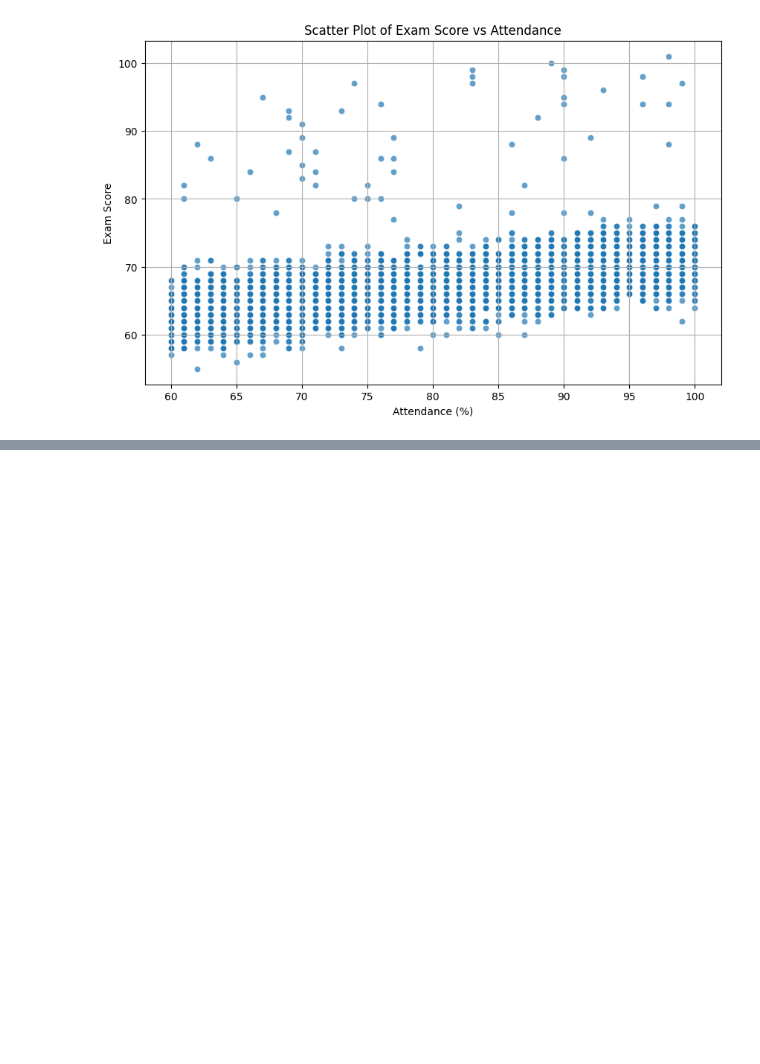
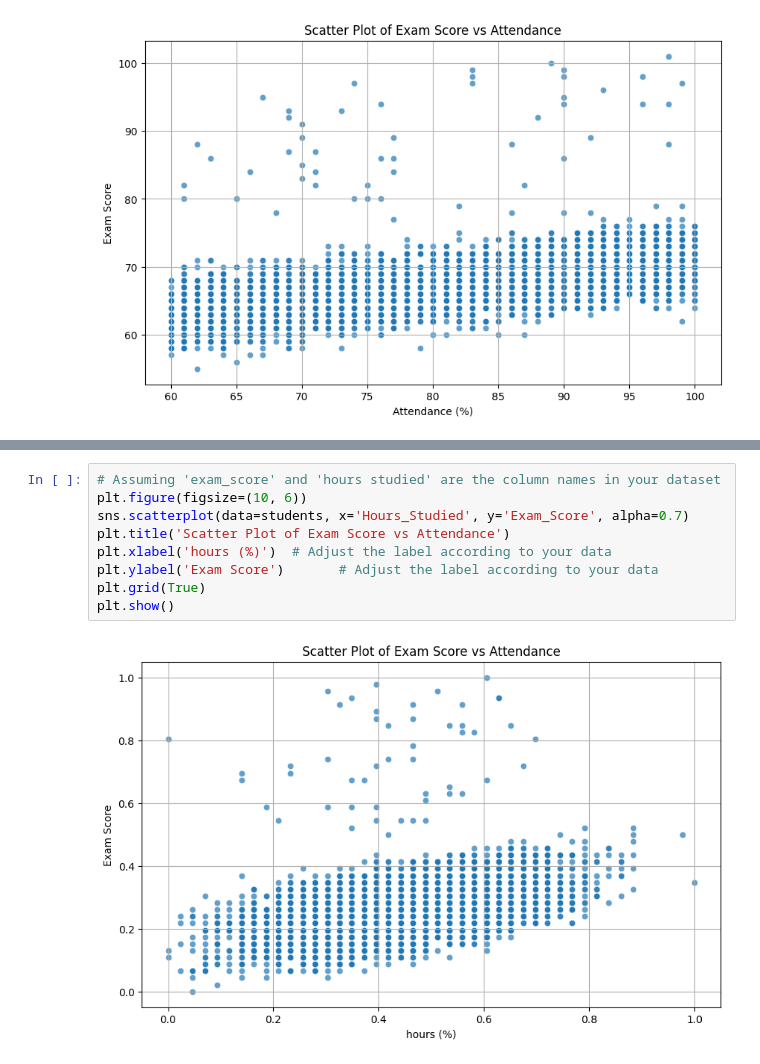
Before and after one commit to robinmoon2/AI_Application_HY, a Jupyter notebook: Data Analysis/Untitled.ipynb, the cells around one changed output, grey strips where cells are left out. Cells and saved outputs as stored; diff of their text form; blank space fills up the shorter version.

```diff
--- a/Data Analysis/Untitled.ipynb
+++ b/Data Analysis/Untitled.ipynb
@@ -42,0 +175,11 @@ plt.show()
+# %%
+# Assuming 'exam_score' and 'hours studied' are the column names in your dataset
+plt.figure(figsize=(10, 6))
+sns.scatterplot(data=students, x='Hours_Studied', y='Exam_Score', alpha=0.7)
+plt.title('Scatter Plot of Exam Score vs Attendance')
+plt.xlabel('hours (%)')  # Adjust the label according to your data
+plt.ylabel('Exam Score')       # Adjust the label according to your data
+plt.grid(True)
+plt.show()
+# %% [output]
+[figure, added]
```
Also changed, not shown: parts of 7 cells of this notebook.
